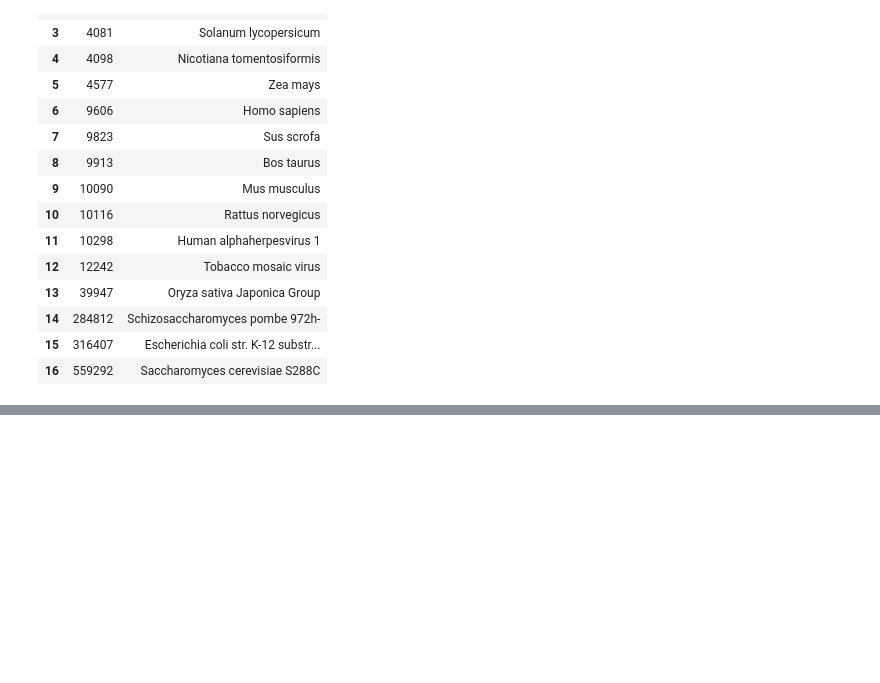
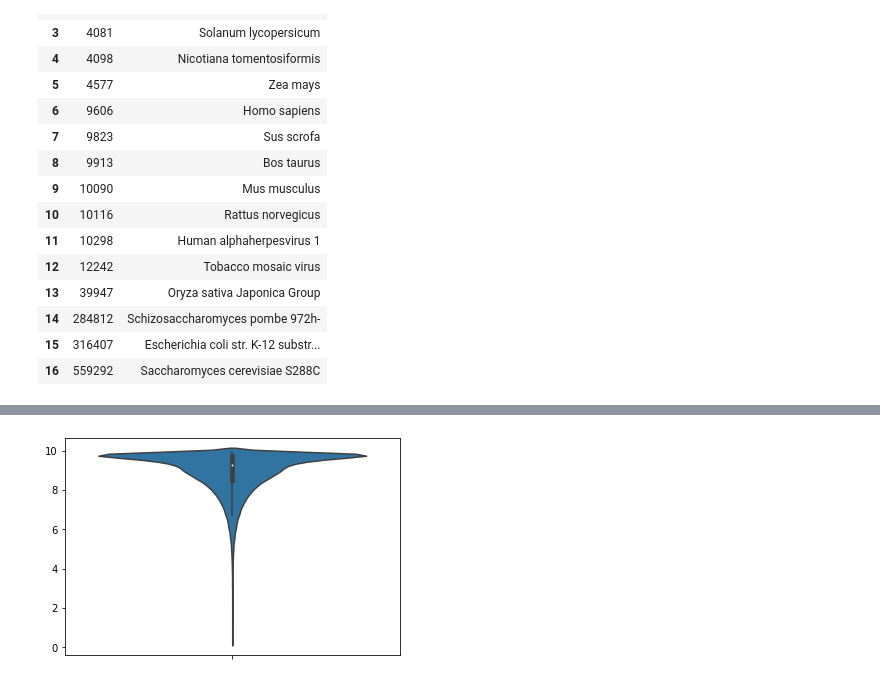
Before and after one commit to yashmanne/Arab_ABC-LTP_Linkage, a Jupyter notebook: results/2020-03-10_Preliminary_BioGrid_Data_Analysis.ipynb, the cells around one changed output, grey strips where cells are left out. Saved outputs shown, nothing was run; the diff lists cells and outputs as text; code cells hidden in the pictures; blank space fills up the shorter version.

```diff
--- a/results/2020-03-10_Preliminary_BioGrid_Data_Analysis.ipynb
+++ b/results/2020-03-10_Preliminary_BioGrid_Data_Analysis.ipynb
@@ -143,0 +237,11 @@ a = bioGRID_DF['Systematic Name Interactor A'].iloc[0]
+# %%
+logATTEDdata = np.log(attedData[[814630,814637,814641,814643,814646]])
+loglist = [814630,814637,814641,814643,814646]
+logDF = {}
+for x in loglist:
+    logDF.update({x:list(logATTEDdata[logATTEDdata[x]!=-np.inf][x])})
+logATTED = pd.DataFrame(logDF)
+ax1 = sns.violinplot(logATTED, orient ='v')
+#sns.violinplot(logATTEDdata[logATTEDdata[814637]!=-np.inf][814637],orient ='v')
+# %% [output]
+[figure, added]
```
Also changed, not shown: parts of 42 cells of this notebook, 1 other file.
